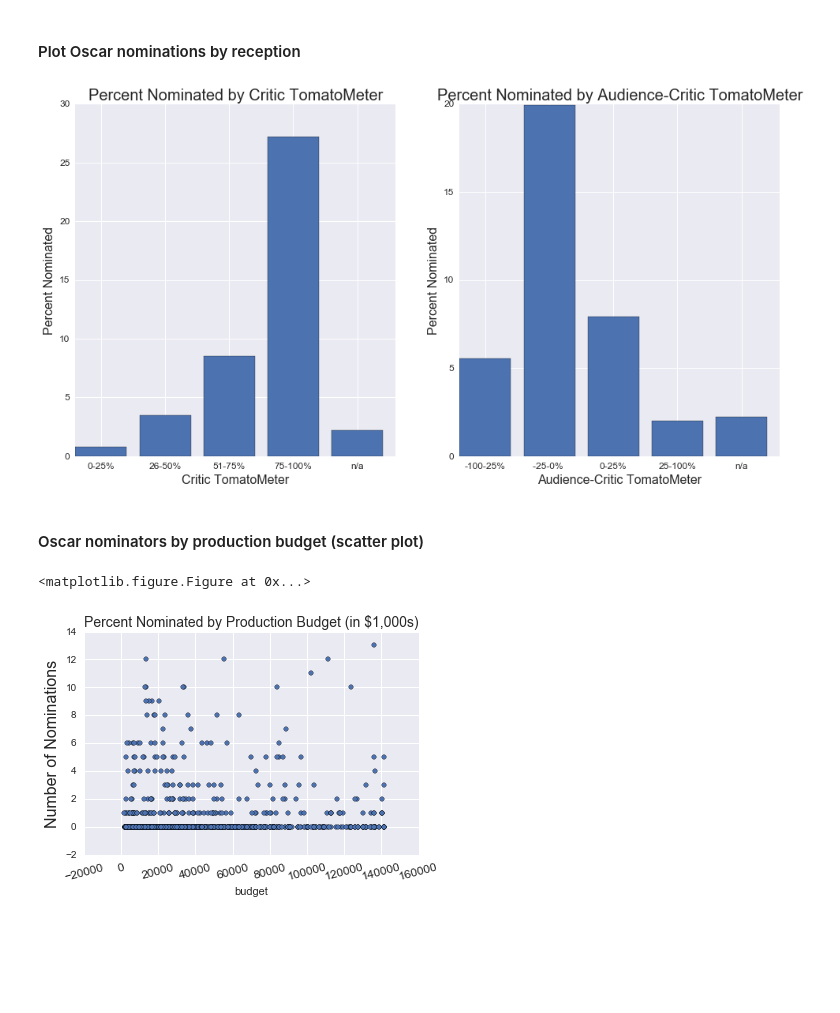
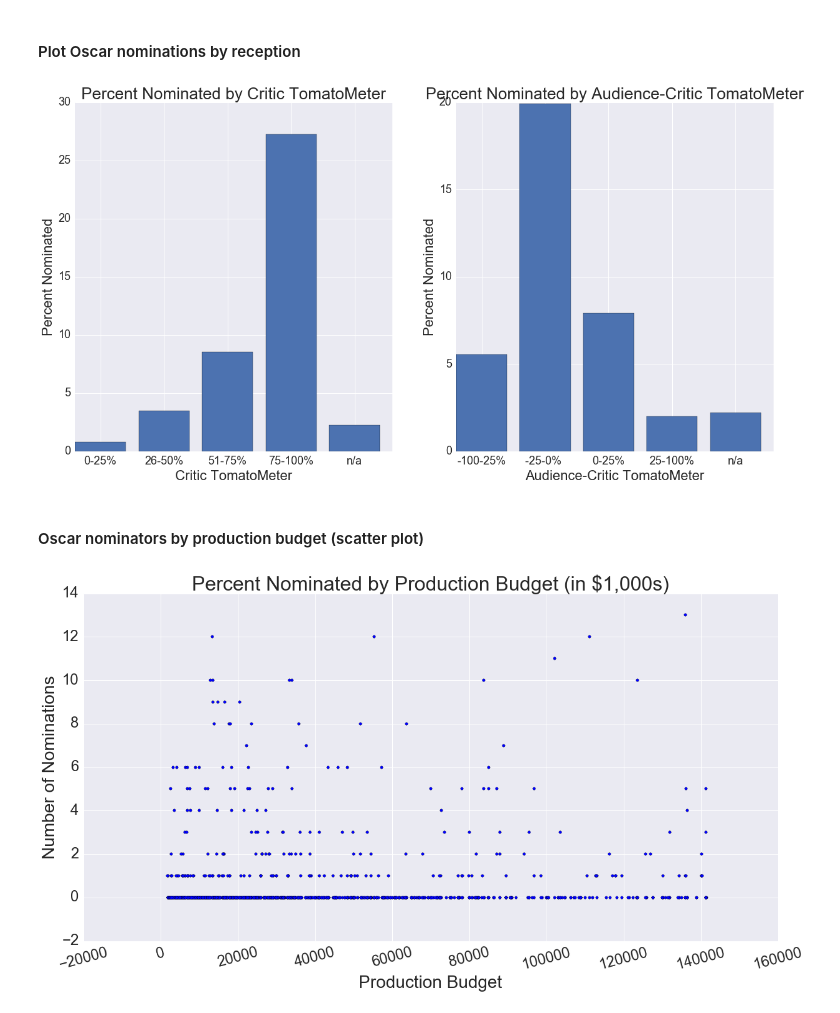
Before and after one commit to whugue/Oscar-Bait, a Jupyter notebook: movie_describe.ipynb, the cells around one changed output. Cells and saved outputs as stored; diff of their text form; code cells hidden in the pictures; blank space fills up the shorter version.

```diff
--- a/movie_describe.ipynb
+++ b/movie_describe.ipynb
@@ -115,31 +115,28 @@ df.ix[df.aud_critic_diff.isnull(), "aud_critic_diff_cat"]="n/a"
 # %% [markdown]
 #### Plot Oscar nominations by reception
 # %%
-plt.figure(figsize=(16,8))
+plt.figure(figsize=(20,10))
 
 plt.subplot(1,2,1)
-noms_by_variable("tomato_meter_cat", 0.8, 12, 12, "Critic TomatoMeter")
+noms_by_variable("tomato_meter_cat", 0.8, 18, 18, "Critic TomatoMeter")
 
 plt.subplot(1,2,2)
-noms_by_variable("aud_critic_diff_cat", 0.8, 12, 12, "Audience-Critic TomatoMeter")
+noms_by_variable("aud_critic_diff_cat", 0.8, 18, 18, "Audience-Critic TomatoMeter")
 
 plt.savefig("graphics/pct_nom_bycritic.png")
 # %% [output]
-[figure, old version]
+[figure, new version]
 # %% [markdown]
 #### Oscar nominators by production budget (scatter plot)
 # %%
 plt.figure(figsize=(20,10))
-df.plot(x="budget", y="oscar_noms", kind="scatter")
-plt.savefig("budget_scatter.png")
-plt.xticks()
-#plt.xlabel("Production Budget", fontsize=13)
-plt.ylabel("Number of Nominations", fontsize=16)
+plt.scatter(df["budget"], df["oscar_noms"])
+plt.xlabel("Production Budget", fontsize=28)
+plt.ylabel("Number of Nominations", fontsize=28)
+plt.tick_params(axis="x",labelsize=24)
+plt.tick_params(axis="y",labelsize=24)
 plt.xticks(rotation=15)
-plt.tick_params(axis="x",labelsize=12)
-plt.tick_params(axis="y",labelsize=10)
-plt.title("Percent Nominated by Production Budget (in $1,000s)",fontsize=14)
+plt.title("Percent Nominated by Production Budget (in $1,000s)", fontsize=32)
 plt.savefig("graphics/pct_nomitated_x_budget.png")
 # %% [output]
-<matplotlib.figure.Figure at 0x...>
-[figure, old version]
+[figure, new version]
```
Also changed, not shown: parts of 2 cells of this notebook, 5 other files.
